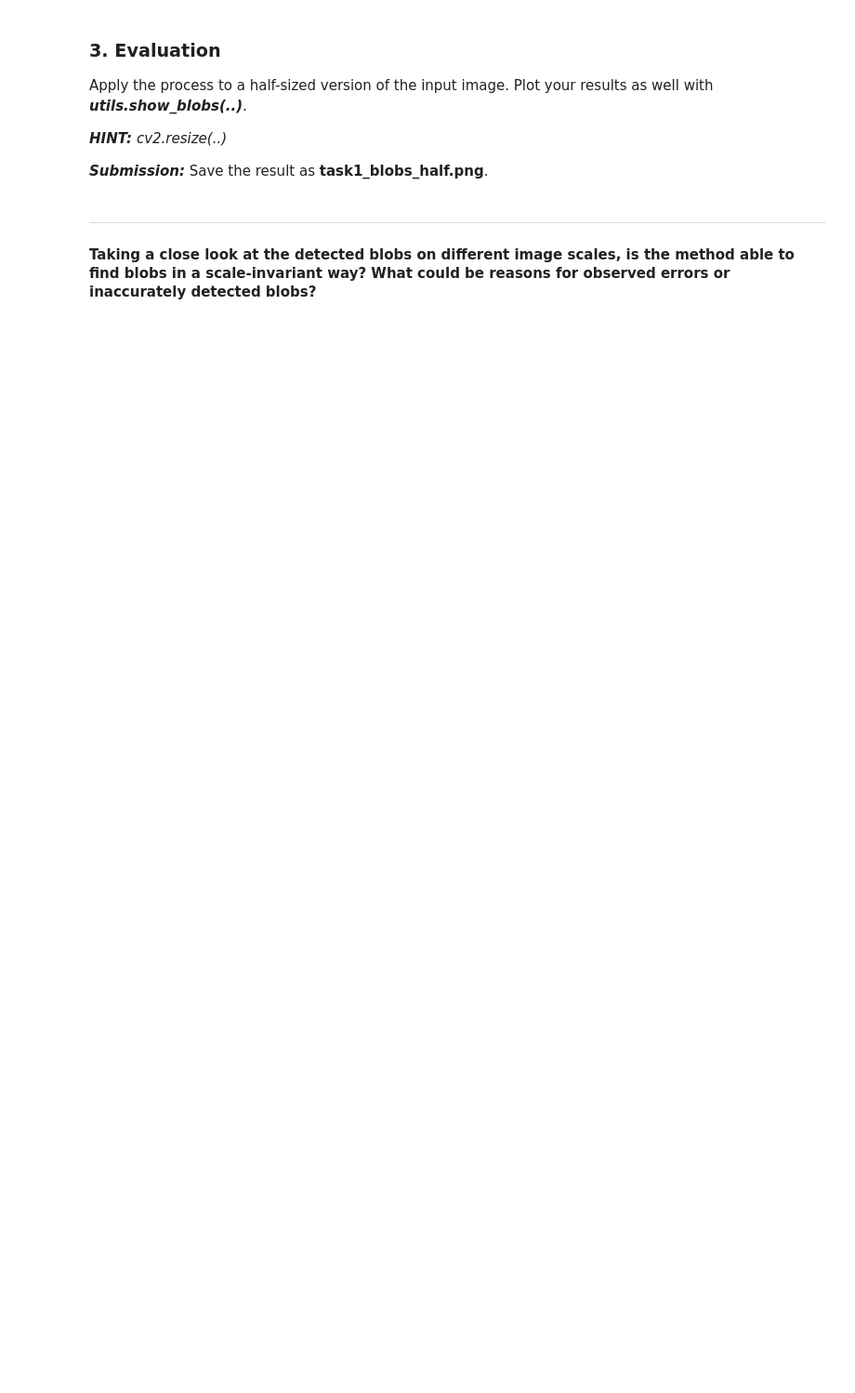
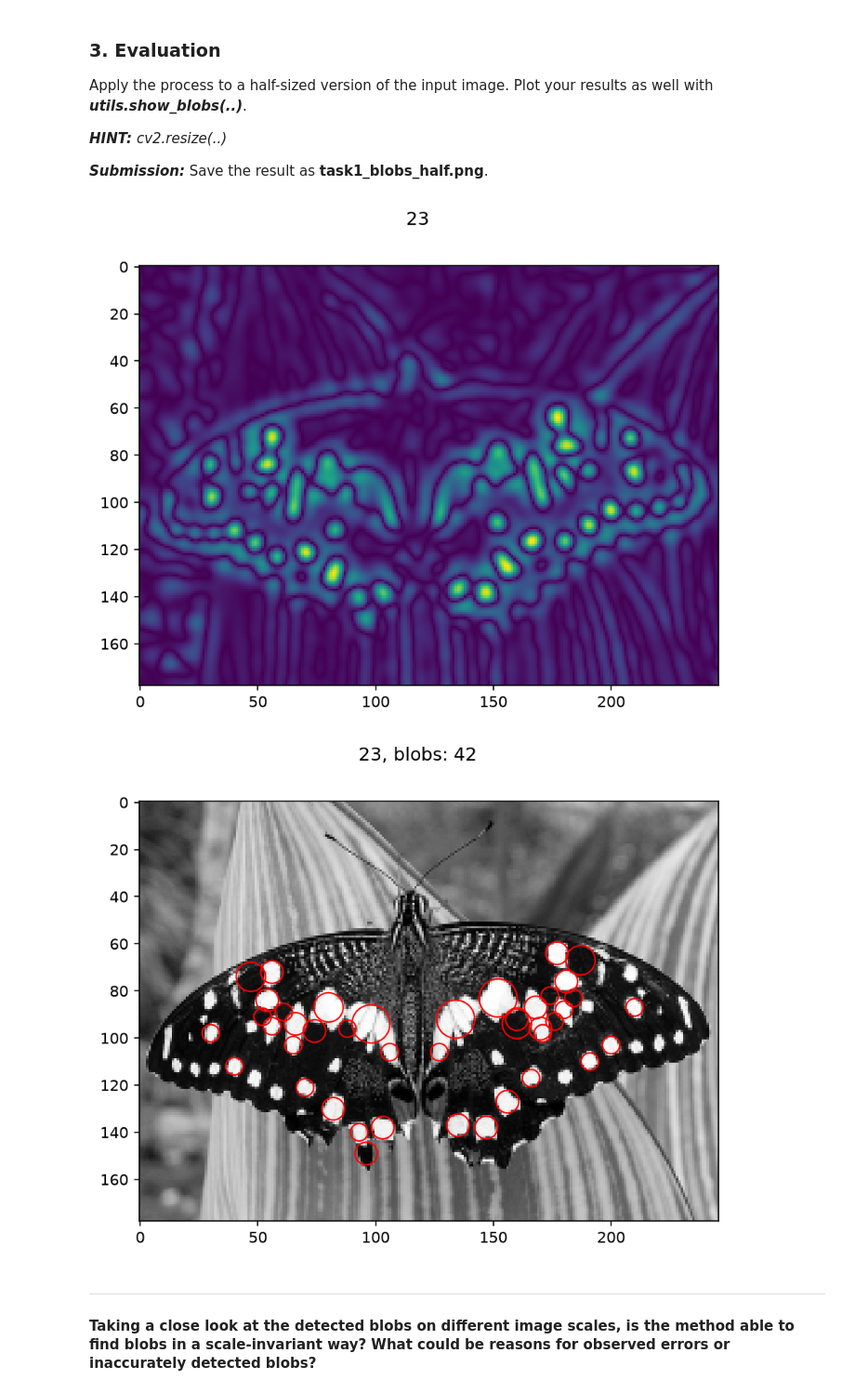
Before and after one commit to Pauhl/Computer_Vision_Assignment_1, a Jupyter notebook: TASK1/Task1.ipynb, the cells around one changed output. Shown at 93% size. Drawn from its saved outputs; the diff is of its cells as text; code cells hidden in the pictures; blank space fills up the shorter version.

```diff
--- a/TASK1/Task1.ipynb
+++ b/TASK1/Task1.ipynb
@@ -70,3 +83,21 @@ _cv2.resize(..)_
+# %%
+#student_code start
+
+halfsize_image=cv2.resize(normalized_image, (0, 0), fx=0.5, fy=0.5)
+
+h_pyramid, h_all_sigmas = filters.get_log_pyramid(halfsize_image, sigma, k, levels)
+utils.show_plot(h_pyramid[:, :, 2], group_no='23', name='Scale_Space_halfsize')
+
+h_thresholded = h_pyramid.copy()
+h_thresholded[h_thresholded < thres] = 0
+h_peaks = peak_local_max(h_thresholded, footprint=np.ones((3, 3, 3), dtype=bool))
+
+utils.show_blobs(img=halfsize_image, peaks=h_peaks, all_sigmas=h_all_sigmas, group_no='23', name='Blobs_halfsize')
+
+#student_code end
+# %% [output]
+[figure, added]
+[figure, added]
 # %% [markdown]
 ***
 #### Taking a close look at the detected blobs on different image scales, is the method able to find blobs in a scale-invariant way? What could be reasons for observed errors or inaccurately detected blobs?
```
Also changed, not shown: parts of 14 cells of this notebook, 10 other files.
